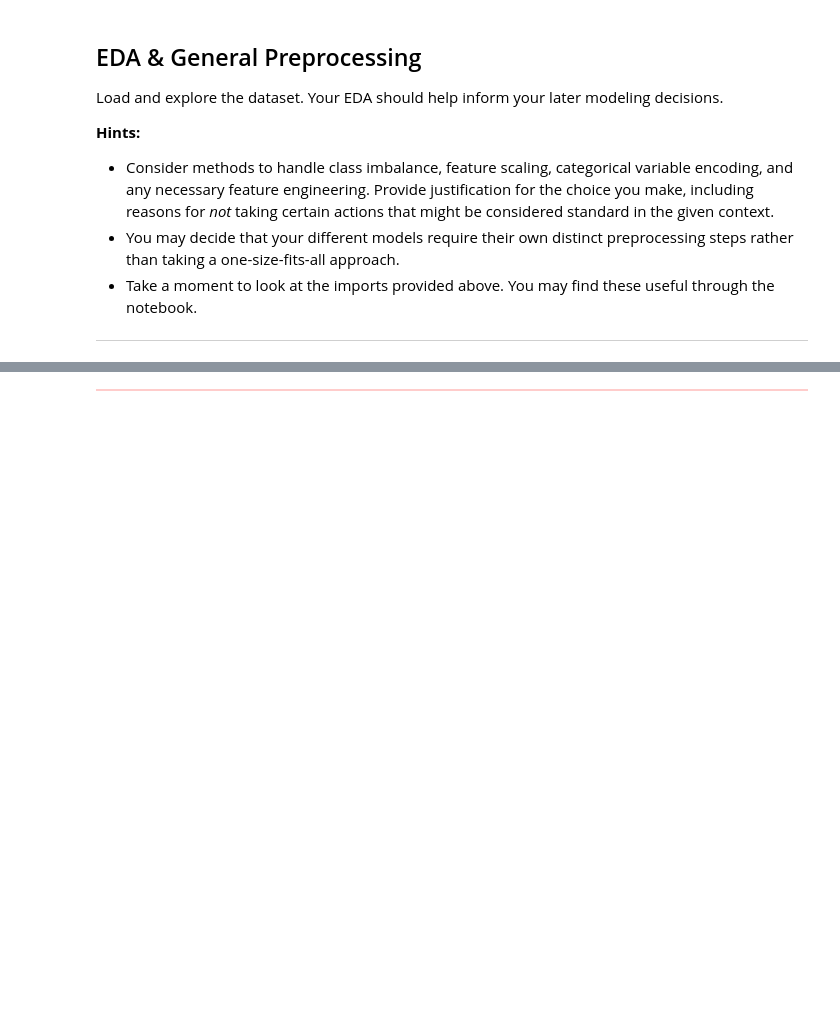
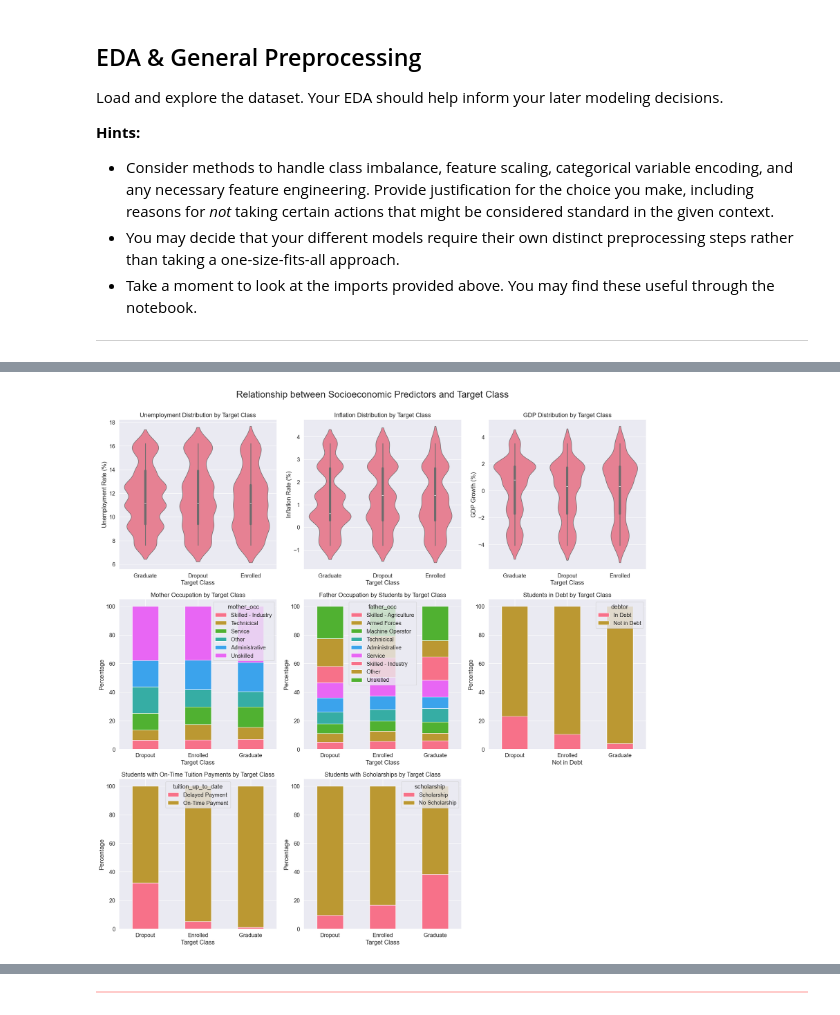
Before and after one commit to julienberman/CS-109a, a Jupyter notebook: psets/cs1090a_hw5/cs1090a_hw5.ipynb, the cells around one changed output, grey strips where cells are left out. Drawn from its saved outputs; the diff is of its cells as text; code cells hidden in the pictures; blank space fills up the shorter version.

```diff
--- a/psets/cs1090a_hw5/cs1090a_hw5.ipynb
+++ b/psets/cs1090a_hw5/cs1090a_hw5.ipynb
@@ -161,0 +475,21 @@ Load and explore the dataset. Your EDA should help inform your later modeling de
+# %%
+# subplots
+fig, axes = plt.subplots(3, 3, figsize=(20, 20))
+fig.suptitle('Relationship between Socioeconomic Predictors and Target Class', fontsize=24, y=1.00)
+
+axes = axes.flatten()
+
+plot_numeric(df_train, "target" , "unemployment", axes[0], title="Unemployment Distribution by Target Class", xlabel="Target Class", ylabel="Unemployment Rate (%)", rotate_labels=0, violin_kwargs=None)
+plot_numeric(df_train, "target" , "inflation", axes[1], title="Inflation Distribution by Target Class", xlabel="Target Class", ylabel="Inflation Rate (%)", rotate_labels=0, violin_kwargs=None)
+plot_numeric(df_train, "target" , "gdp", axes[2], title="GDP Distribution by Target Class", xlabel="Target Class", ylabel="GDP Growth (%)", rotate_labels=0, violin_kwargs=None)
+plot_categorical(df_train, "target" , "mother_occ", axes[3], title="Mother Occupation by Target Class", value_map={3: "Technicical", 4: "Administrative", 5: "Service", 6: "Skilled - Agriculture", 7: "Skilled - Industry", 8: "Machine Operator", 9: "Unskilled", 10: "Armed Forces", -1: "Other"}, xlabel="Target Class", ylabel="Percentage", rotate_labels=0, bar_kwargs=None)
+plot_categorical(df_train, "target" , "father_occ", axes[4], title="Father Occupation by Students by Target Class", value_map={3: "Technicical", 4: "Administrative", 5: "Service", 6: "Skilled - Agriculture", 7: "Skilled - Industry", 8: "Machine Operator", 9: "Unskilled", 10: "Armed Forces", -1: "Other"}, xlabel="Target Class", ylabel="Percentage", rotate_labels=0, bar_kwargs=None)
+plot_categorical(df_train, "target" , "debtor", axes[5], title="Students in Debt by Target Class", value_map={0: "Not in Debt", 1: "In Debt"}, xlabel="Not in Debt", ylabel="In Debt", rotate_labels=0, bar_kwargs=None)
+plot_categorical(df_train, "target" , "tuition_up_to_date", axes[6], title="Students with On-Time Tuition Payments by Target Class", value_map={0: "Delayed Payment", 1: "On-Time Payment"}, xlabel="Target Class", ylabel="Percentage", rotate_labels=0, bar_kwargs=None)
+plot_categorical(df_train, "target" , "scholarship", axes[7], title="Students with Scholarships by Target Class", value_map={0: "No Scholarship", 1: "Scholarship"}, xlabel="Target Class", ylabel="Percentage", rotate_labels=0, bar_kwargs=None)
+axes[-1].set_visible(False)
+
+plt.tight_layout()
+plt.show()
+# %% [output]
+[figure, added]
```
Also changed, not shown: parts of 36 cells of this notebook, 6 other files.
